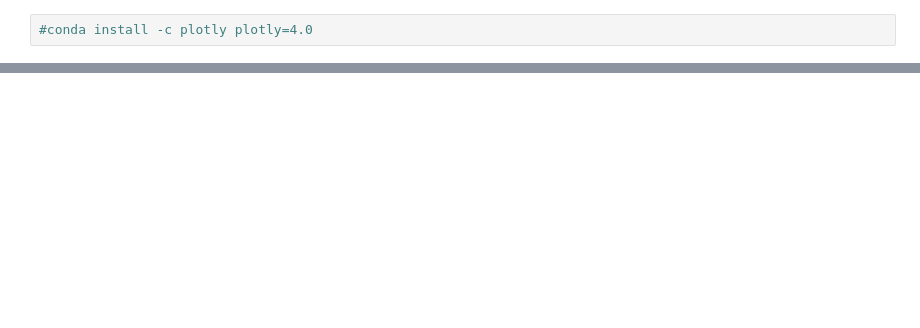
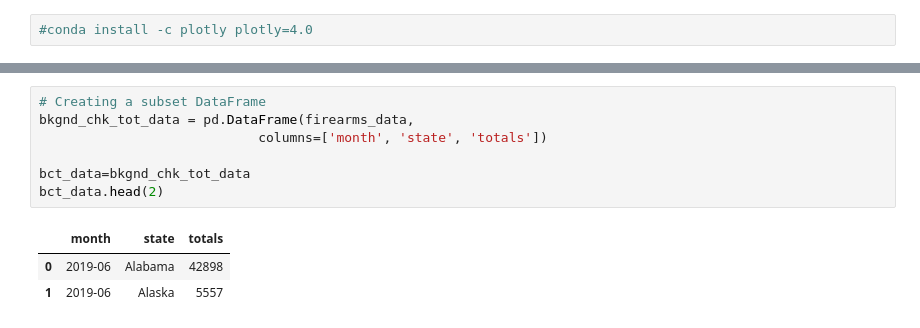
Before and after one commit to vabigdatamover/dream-team, a Jupyter notebook: GraphingFirearms_Final.ipynb, the cells around one changed output, grey strips where cells are left out. Cells and saved outputs as stored; diff of their text form; blank space fills up the shorter version.

```diff
--- a/GraphingFirearms_Final.ipynb
+++ b/GraphingFirearms_Final.ipynb
@@ -24,0 +39,11 @@ firearms_data.head()
+# %%
+# Creating a subset DataFrame
+bkgnd_chk_tot_data = pd.DataFrame(firearms_data,
+                            columns=['month', 'state', 'totals'])
+
+bct_data=bkgnd_chk_tot_data
+bct_data.head(2)
+# %% [output]
+|  | month | state | totals |
+| 0 | 2019-06 | Alabama | 42898 |
+| 1 | 2019-06 | Alaska | 5557 |
```
Also changed, not shown: parts of 14 cells of this notebook.
